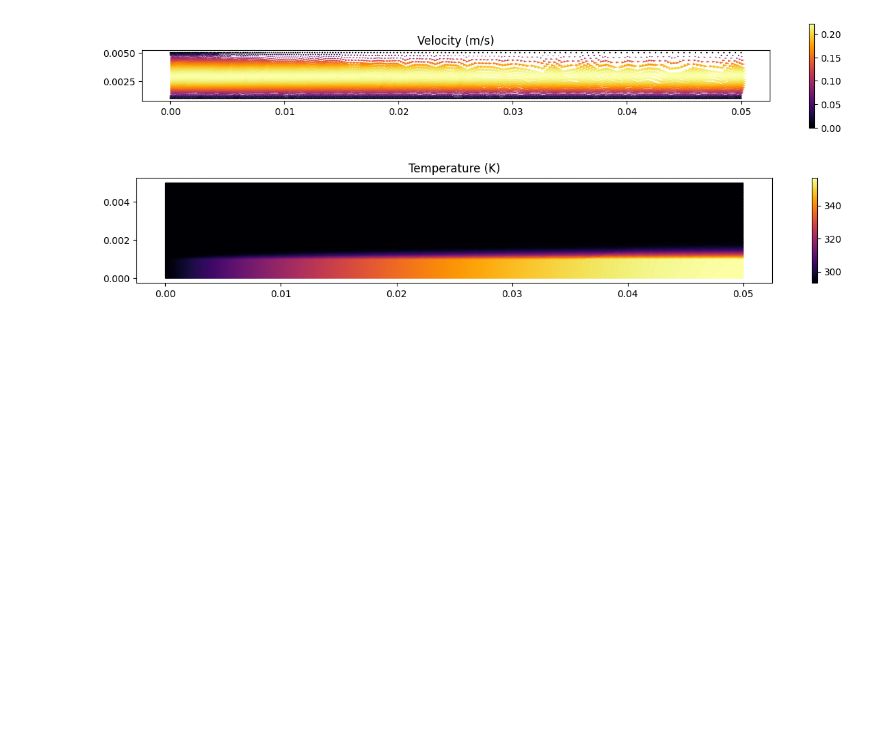
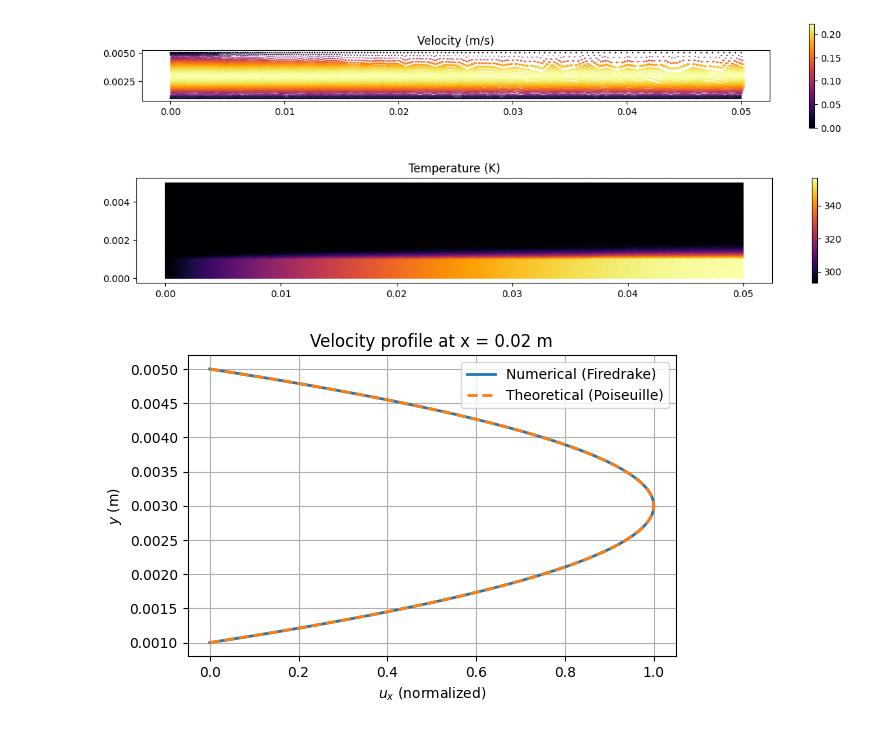
Before and after one commit to galbiatidavide/CHT-model, a Jupyter notebook: corintis_challenge.ipynb, the cells around one changed output. Saved outputs shown, nothing was run; the diff lists cells and outputs as text; code cells hidden in the pictures; blank space fills up the shorter version.

Commit message:
challenge update parabolic profile

```diff
--- a/corintis_challenge.ipynb
+++ b/corintis_challenge.ipynb
@@ -381,3 +383,46 @@ Text(0.5, 1.0, 'Temperature (K)')
 [figure]
 [figure]
 [figure]
+# %%
+import numpy as np
+import matplotlib.pyplot as plt
+from firedrake import *
+
+# Interpolate uh into a Function if it's symbolic
+uh = Function(V).interpolate(uh)
+
+# Define vertical line at fixed x
+x_fixed = 0.02  # Choose any x in domain
+y_vals = np.linspace(0.001, 0.005, 200)  # y range of the channel
+
+# Evaluate u_x from numerical solution
+ux_vals = []
+for y in y_vals:
+    pt = (x_fixed, y)
+    u_vec = uh.at(pt, tolerance=1e-10)
+    ux_vals.append(u_vec[0])  # x-component
+
+# Convert to numpy array for further manipulation
+ux_vals = np.array(ux_vals)
+
+# Normalize numerical solution
+ux_vals_norm = ux_vals / U
+
+# === Theoretical solution ===
+H = 0.004           # Channel height
+y_c = 0.003         # Centerline
+u_theory = 1 - ((y_vals - y_c) / (H / 2))**2  # Normalized theoretical profile
+
+# === Plotting ===
+plt.figure(figsize=(6, 4))
+plt.plot(ux_vals_norm, y_vals, label="Numerical (Firedrake)", linewidth=2)
+plt.plot(u_theory, y_vals, '--', label="Theoretical (Poiseuille)", linewidth=2)
+plt.xlabel("$u_x$ (normalized)")
+plt.ylabel("$y$ (m)")
+plt.title(f"Velocity profile at x = {x_fixed} m")
+plt.legend()
+plt.grid(True)
+plt.tight_layout()
+plt.show()
+# %% [output]
+[figure, added]
```
Also changed, not shown: parts of 2 cells of this notebook.
